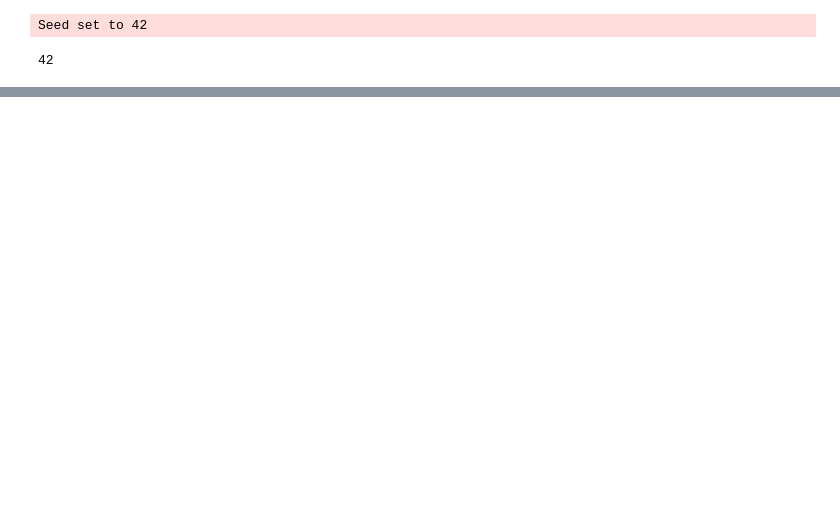
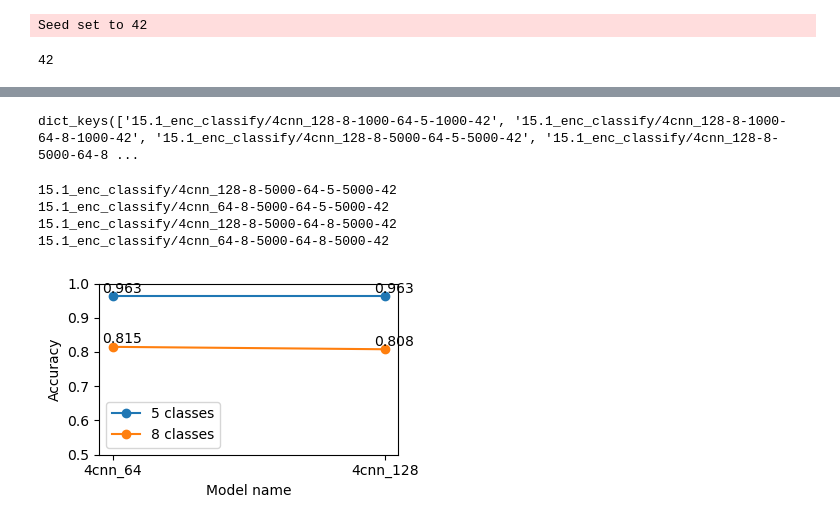
Before and after one commit to Tyern/HAR_AE, a Jupyter notebook: 15.1_enc_classify_n_classes.ipynb, the cells around one changed output, grey strips where cells are left out. Drawn from its saved outputs; the diff is of its cells as text; code cells hidden in the pictures; blank space fills up the shorter version.

```diff
--- a/15.1_enc_classify_n_classes.ipynb
+++ b/15.1_enc_classify_n_classes.ipynb
@@ -34,13 +35,13 @@ parser = argparse.ArgumentParser(description="", formatter_class=argparse.Argume
 parser.add_argument("-tl", "--train_limit_data", type=int, default=1000,
                     help=f"Used for limit the number of data in train data, -1 mean no limit")
 
-parser.add_argument("-cn", "--class_num", type=int, default=8,
+parser.add_argument("-cn", "--class_num", type=int, default=5,
                     help=f"Number of class num use to train")
 
-parser.add_argument("--model_name", type=str, default="4cnn_64-8-1000-64",
+parser.add_argument("--model_name", type=str, default="4cnn_64",
                     help=f"Config name of model used for training")
 
-parser.add_argument("--AE_ckpt_path", type=str, default="/nfs/ksdata/tran/HAR_AE/lightning_logs/11.1_AE/4cnn_64-8-1000-64/version_0/checkpoints/sample_epoch=2269-step=9080-val_loss=0.000000.ckpt",
+parser.add_argument("--AE_ckpt_path", type=str, default="",
                     help=f"Config name of model used for training")
 
 parser.add_argument("--linear_param", type=str, default="32",
@@ -94,10 +66,14 @@ print(model_summary)
 # %%
-n_epochs = 20000
+n_epochs = 4000000
 patience = n_epochs//100
 
 batch_size = 512
 optimizer, optimizer_param = optimizer_param_dict["Adam"]
 dataset_path = f"dataset/processed_concat_data_{args.class_num}_labels"
 
+model_name = f"{args.model_name}-8-{args.train_limit_data}-64"
+AE_ckpt_abs_path = f"/nfs/ksdata/tran/HAR_AE/lightning_logs/11.1_AE/{model_name}/version_0/checkpoints/*.ckpt"
+args.AE_ckpt_path = glob.glob(AE_ckpt_abs_path)[0]
+
 log_save_dir = "lightning_logs"
-log_save_name = f"15.1_enc_classify/{args.model_name}-{args.class_num}-{args.train_limit_data}-{args.random_seed}"
+log_save_name = f"15.1_enc_classify/{model_name}-{args.class_num}-{args.train_limit_data}-{args.random_seed}"
@@ -104,3 +101,3 @@ log_save_name = f"15.1_enc_classify/{args.model_name}-{args.class_num}-{args.tra
 # %%
-data_module = ALDataModule_v1.load_from_checkpoint(args.AE_ckpt_path)
+data_module = ALDataModule_v1.load_from_checkpoint(args.AE_ckpt_path, dataset_path=dataset_path)
 data_module.limit_and_set_train_data(data_module._train_data, data_module._train_label, limit_number=args.train_limit_data)
@@ -112,5 +111,5 @@ net = AE1DMaxPoolBNClassifierModel(
     optimizer = optimizer,
     optimizer_param = optimizer_param,
     linear_channel_param = enc_linear_param_dict[args.linear_param],
-    out_features=8,
+    out_features=args.class_num,
 )
@@ -170,0 +229,38 @@ gt = list(map(lambda x: x[1], iter(data_module.test_dataloader())))
+# %%
+print(result_save_dict.keys())
+# %% [output]
+dict_keys(['15.1_enc_classify/4cnn_128-8-1000-64-5-1000-42', '15.1_enc_classify/4cnn_128-8-1000-64-8-1000-42', '15.1_enc_classify/4cnn_128-8-5000-64-5-5000-42', '15.1_enc_classify/4cnn_128-8-5000-64-8 ...
+# %%
+if args.eval_mode:
+    fig, ax = plt.subplots(layout='constrained', figsize=(4, 2.5))
+    args.random_seed = 42
+    args.train_limit_data = "5000"
+
+    for args.class_num in [5, 8]:
+        x = []
+        for args.model_name in "4cnn_128 4cnn_64".split(" "):
+            model_name = f"{args.model_name}-8-{args.train_limit_data}-64"
+            save_model_folder = log_save_name.format(model_name, args.class_num, args.train_limit_data, args.random_seed)
+            print(save_model_folder)
+            x.append(round(result_save_dict[save_model_folder].item(), 3))
+
+        ax.plot(x, label=f"{args.class_num} classes", marker="o")
+        for i, j in enumerate(x):
+            ax.annotate(str(j),xy=(i-0.04,j+0.01))
+
+    # ax.set_title(f'Accuracy of Classifier class_num={args.class_num} train_data_number={args.train_limit_data}')
+
+    ax.set_ylabel('Accuracy')
+    ax.set_xlabel('Model name')
+
+    ax.set_xticks([0, 1], ["4cnn_64", "4cnn_128"])
+    ax.set_ylim(0.5, 1)
+
+    ax.legend()
+    plt.tight_layout()
+# %% [output]
+15.1_enc_classify/4cnn_128-8-5000-64-5-5000-42
+15.1_enc_classify/4cnn_64-8-5000-64-5-5000-42
+15.1_enc_classify/4cnn_128-8-5000-64-8-5000-42
+15.1_enc_classify/4cnn_64-8-5000-64-8-5000-42
+[figure, added]
```
Also changed, not shown: parts of 7 cells of this notebook, 36 other files.
